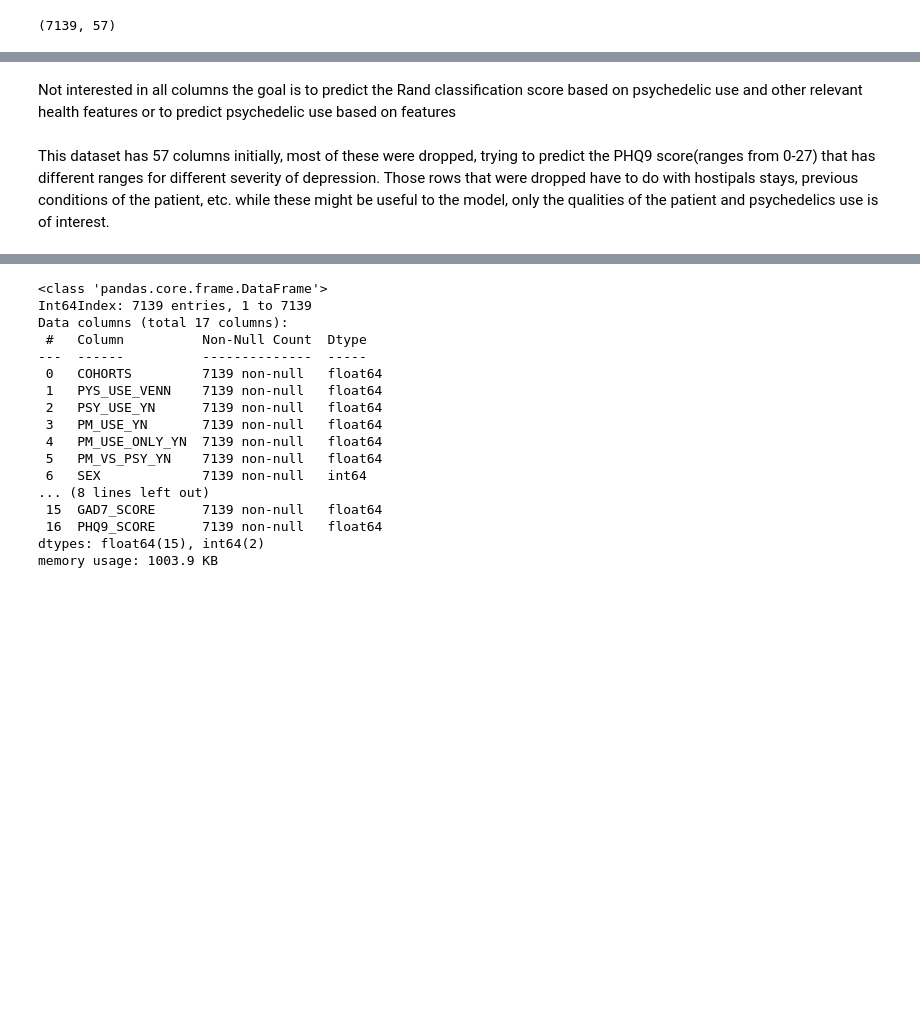
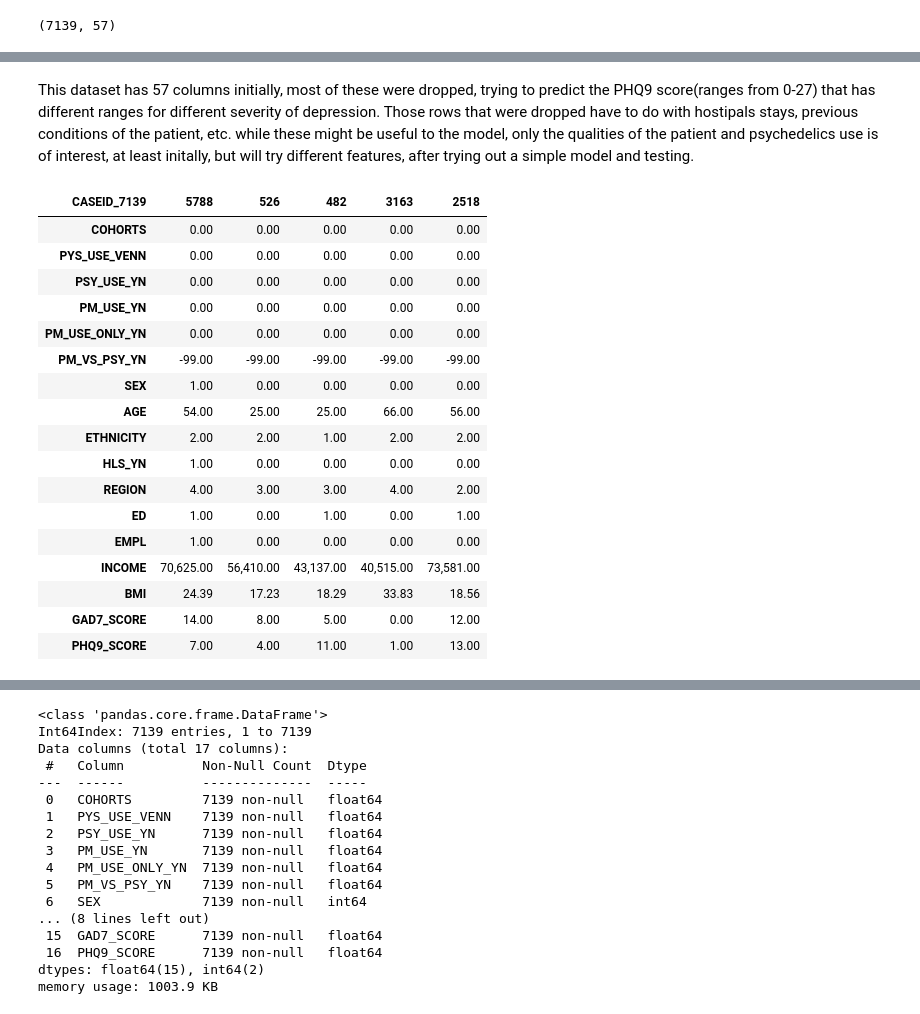
Before and after one commit to freedom-780/Psychedelic-Depression-Nexus-Predictive-Analysis-of-Patient-Outcomes, a Jupyter notebook: Psychedelic_mushrooms.ipynb, the cells around one changed output, grey strips where cells are left out. Cells and saved outputs as stored; diff of their text form; code cells hidden in the pictures; blank space fills up the shorter version.

```diff
--- a/Psychedelic_mushrooms.ipynb
+++ b/Psychedelic_mushrooms.ipynb
@@ -38,13 +30,32 @@ Index(['COHORTS', 'PYS_USE_VENN', 'PSY_USE_YN', 'PM_USE_YN', 'PM_USE_ONLY_YN',
       dtype='object')
-# %% [markdown]
-Not interested in all columns the goal is to predict the Rand classification score based on psychedelic use and other relevant health features or to predict psychedelic use based on features
 # %%
 # make a list of columns to keep
 
 columns_keep = ['COHORTS', 'PYS_USE_VENN', 'PSY_USE_YN', 'PM_USE_YN', 'PM_USE_ONLY_YN', 'PM_VS_PSY_YN', 'SEX', 'AGE', 'ETHNICITY', 'HLS_YN', 'REGION',  \
                  'ED', 'EMPL', 'INCOME', 'BMI', 'GAD7_SCORE', 'PHQ9_SCORE']
 # %% [markdown]
-This dataset has 57 columns initially, most of these were dropped, trying to predict the PHQ9 score(ranges from 0-27) that has different ranges for different severity of depression. Those rows that were dropped have to do with hostipals stays, previous conditions of the patient, etc. while these might be useful to the model, only the qualities of the patient and psychedelics use is of interest.
+This dataset has 57 columns initially, most of these were dropped, trying to predict the PHQ9 score(ranges from 0-27) that has different ranges for different severity of depression. Those rows that were dropped have to do with hostipals stays, previous conditions of the patient, etc. while these might be useful to the model, only the qualities of the patient and psychedelics use is of interest, at least initally, but will try different features, after trying out a simple model and testing.
 # %%
 df.drop(df.columns.difference(columns_keep), 1, inplace=True)
+# %%
+df.sample(5).T
+# %% [output]
+| CASEID_7139 | 5788 | 526 | 482 | 3163 | 2518 |
+| COHORTS | 0.00 | 0.00 | 0.00 | 0.00 | 0.00 |
+| PYS_USE_VENN | 0.00 | 0.00 | 0.00 | 0.00 | 0.00 |
+| PSY_USE_YN | 0.00 | 0.00 | 0.00 | 0.00 | 0.00 |
+| PM_USE_YN | 0.00 | 0.00 | 0.00 | 0.00 | 0.00 |
+| PM_USE_ONLY_YN | 0.00 | 0.00 | 0.00 | 0.00 | 0.00 |
+| PM_VS_PSY_YN | -99.00 | -99.00 | -99.00 | -99.00 | -99.00 |
+| SEX | 1.00 | 0.00 | 0.00 | 0.00 | 0.00 |
+| AGE | 54.00 | 25.00 | 25.00 | 66.00 | 56.00 |
+| ETHNICITY | 2.00 | 2.00 | 1.00 | 2.00 | 2.00 |
+| HLS_YN | 1.00 | 0.00 | 0.00 | 0.00 | 0.00 |
+| REGION | 4.00 | 3.00 | 3.00 | 4.00 | 2.00 |
+| ED | 1.00 | 0.00 | 1.00 | 0.00 | 1.00 |
+| EMPL | 1.00 | 0.00 | 0.00 | 0.00 | 0.00 |
+| INCOME | 70,625.00 | 56,410.00 | 43,137.00 | 40,515.00 | 73,581.00 |
+| BMI | 24.39 | 17.23 | 18.29 | 33.83 | 18.56 |
+| GAD7_SCORE | 14.00 | 8.00 | 5.00 | 0.00 | 12.00 |
+| PHQ9_SCORE | 7.00 | 4.00 | 11.00 | 1.00 | 13.00 |
 # %%
```
Also changed, not shown: parts of 8 cells of this notebook.
